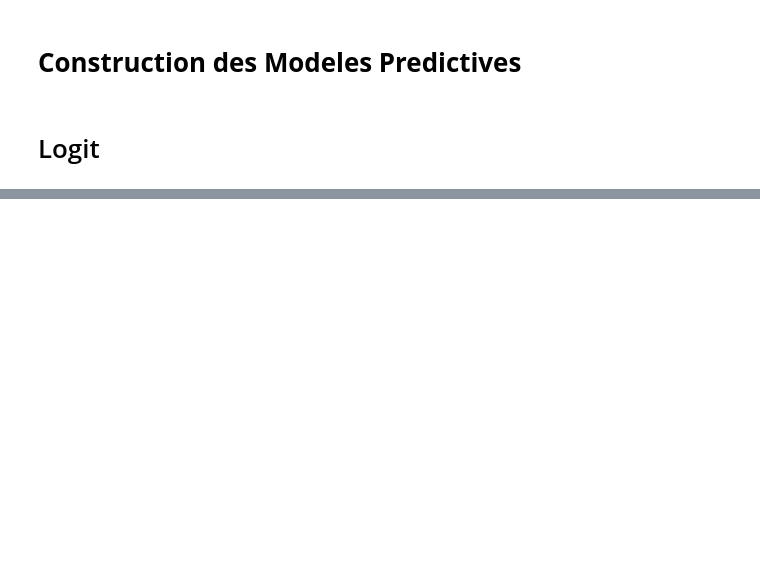
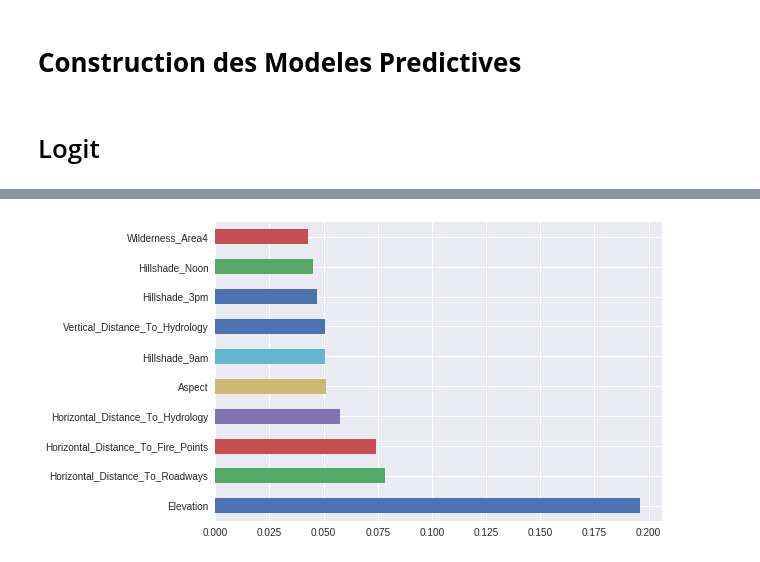
Before and after one commit to RomaricKanyamibwa/ForestCoverTypePrediction, a Jupyter notebook: ForestCoverTypePrediction_ACP.ipynb, the cells around one changed output, grey strips where cells are left out. Saved outputs shown, nothing was run; the diff lists cells and outputs as text; code cells hidden in the pictures; blank space fills up the shorter version.

```diff
--- a/ForestCoverTypePrediction_ACP.ipynb
+++ b/ForestCoverTypePrediction_ACP.ipynb
@@ -170,0 +286,5 @@ Cross-Validation Score : 63.924%
+# %%
+local_features=best_n_features(covtype_balanced,n=10)
+#list(globl_features.nlargest(5).index)
+# %% [output]
+[figure, added]
```
Also changed, not shown: parts of 33 cells of this notebook.
